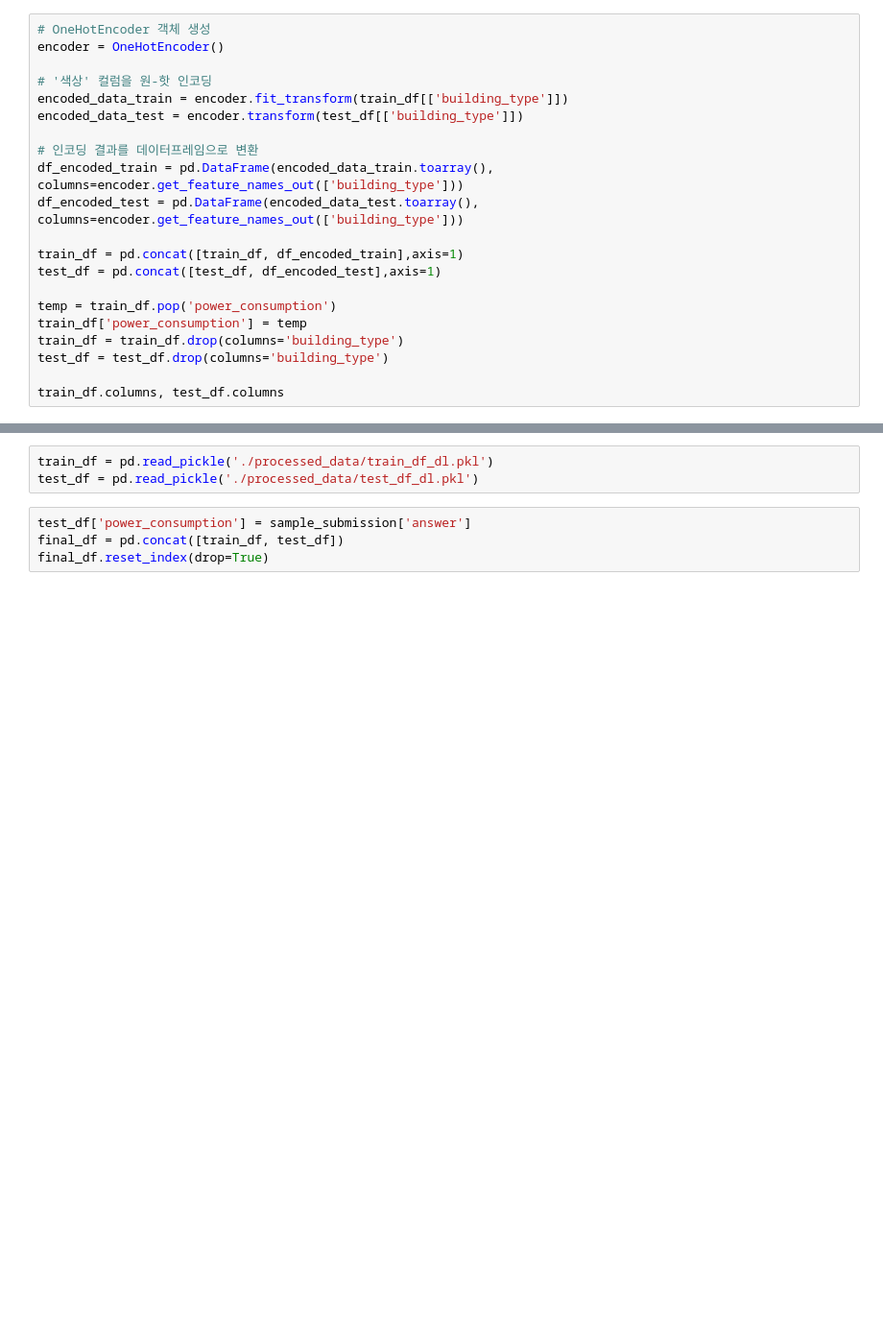
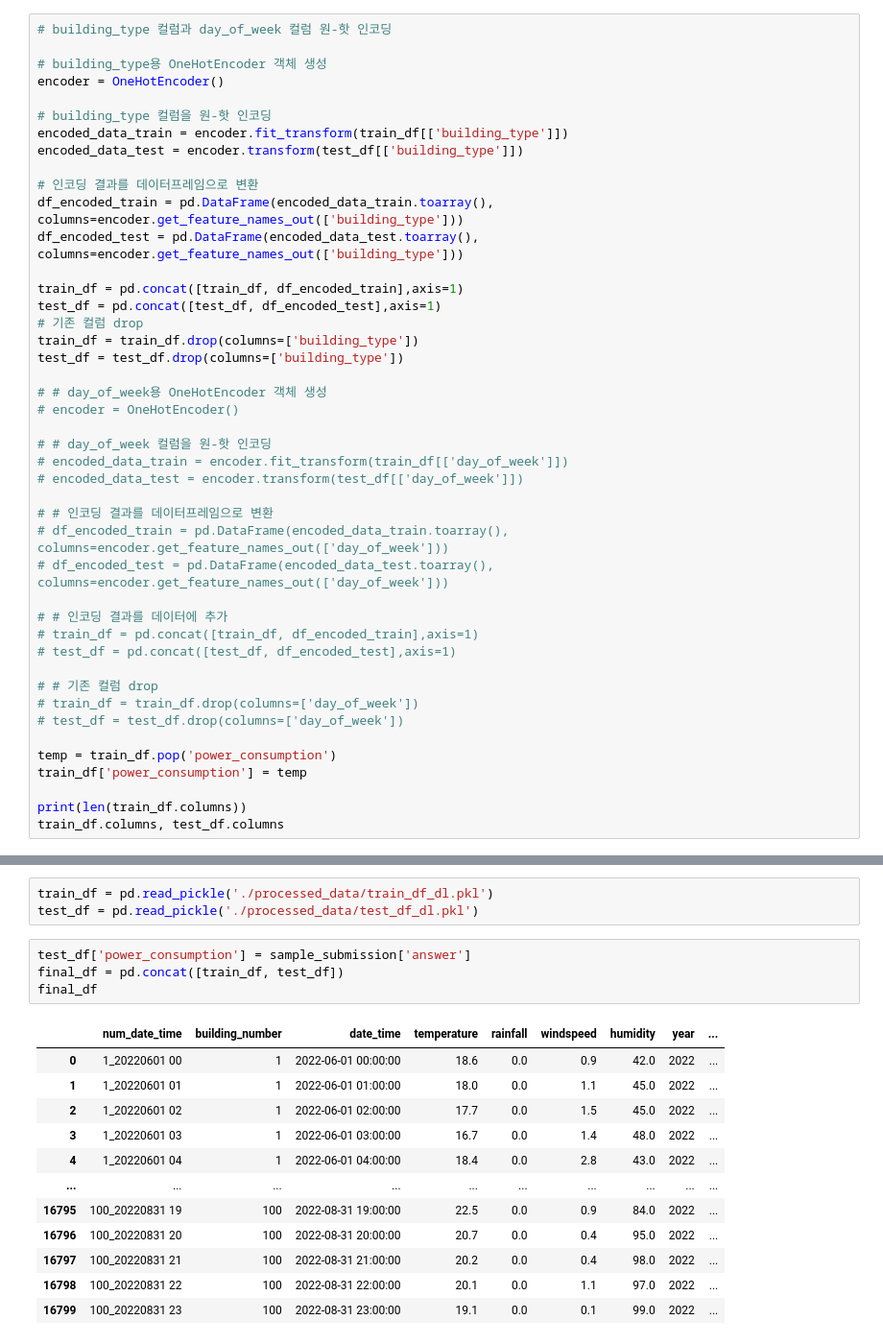
Before and after one commit to zivary/ABBA_test, a Jupyter notebook: ABBA_test-main/ABBA_test_LSTM.ipynb, the cells around one changed output, grey strips where cells are left out. Shown at 96% size. Saved outputs shown, nothing was run; the diff lists cells and outputs as text; blank space fills up the shorter version.

```diff
--- a/ABBA_test-main/ABBA_test_LSTM.ipynb
+++ b/ABBA_test-main/ABBA_test_LSTM.ipynb
@@ -87,10 +108,12 @@ def create_data_loader(df, window_size, batch_size):
     data_loader = DataLoader(dataset, batch_size=batch_size, shuffle=False)
     return data_loader
 # %%
-# OneHotEncoder 객체 생성
+# building_type 컬럼과 day_of_week 컬럼 원-핫 인코딩
+
+# building_type용 OneHotEncoder 객체 생성
 encoder = OneHotEncoder()
 
-# '색상' 컬럼을 원-핫 인코딩
+# building_type 컬럼을 원-핫 인코딩
 encoded_data_train = encoder.fit_transform(train_df[['building_type']])
 encoded_data_test = encoder.transform(test_df[['building_type']])
 
@@ -100,10 +123,31 @@ df_encoded_test = pd.DataFrame(encoded_data_test.toarray(), columns=encoder.get_
 
 train_df = pd.concat([train_df, df_encoded_train],axis=1)
 test_df = pd.concat([test_df, df_encoded_test],axis=1)
+# 기존 컬럼 drop
+train_df = train_df.drop(columns=['building_type'])
+test_df = test_df.drop(columns=['building_type'])
+
+# # day_of_week용 OneHotEncoder 객체 생성
+# encoder = OneHotEncoder()
+
+# # day_of_week 컬럼을 원-핫 인코딩
+# encoded_data_train = encoder.fit_transform(train_df[['day_of_week']])
+# encoded_data_test = encoder.transform(test_df[['day_of_week']])
+
+# # 인코딩 결과를 데이터프레임으로 변환
+# df_encoded_train = pd.DataFrame(encoded_data_train.toarray(), columns=encoder.get_feature_names_out(['day_of_week']))
+# df_encoded_test = pd.DataFrame(encoded_data_test.toarray(), columns=encoder.get_feature_names_out(['day_of_week']))
+
+# # 인코딩 결과를 데이터에 추가
+# train_df = pd.concat([train_df, df_encoded_train],axis=1)
+# test_df = pd.concat([test_df, df_encoded_test],axis=1)
+
+# # 기존 컬럼 drop
+# train_df = train_df.drop(columns=['day_of_week'])
+# test_df = test_df.drop(columns=['day_of_week'])
 
 temp = train_df.pop('power_consumption')
 train_df['power_consumption'] = temp
-train_df = train_df.drop(columns='building_type')
-test_df = test_df.drop(columns='building_type')
 
+print(len(train_df.columns))
 train_df.columns, test_df.columns
@@ -221,4 +319,17 @@ test_df = pd.read_pickle('./processed_data/test_df_dl.pkl')
 # %%
 test_df['power_consumption'] = sample_submission['answer']
 final_df = pd.concat([train_df, test_df])
-final_df.reset_index(drop=True)
+final_df
+# %% [output]
+|  | num_date_time | building_number | date_time | temperature | rainfall | windspeed | humidity | year | ... |
+| 0 | 1_20220601 00 | 1 | 2022-06-01 00:00:00 | 18.6 | 0.0 | 0.9 | 42.0 | 2022 | ... |
+| 1 | 1_20220601 01 | 1 | 2022-06-01 01:00:00 | 18.0 | 0.0 | 1.1 | 45.0 | 2022 | ... |
+| 2 | 1_20220601 02 | 1 | 2022-06-01 02:00:00 | 17.7 | 0.0 | 1.5 | 45.0 | 2022 | ... |
+| 3 | 1_20220601 03 | 1 | 2022-06-01 03:00:00 | 16.7 | 0.0 | 1.4 | 48.0 | 2022 | ... |
+| 4 | 1_20220601 04 | 1 | 2022-06-01 04:00:00 | 18.4 | 0.0 | 2.8 | 43.0 | 2022 | ... |
+| ... | ... | ... | ... | ... | ... | ... | ... | ... | ... |
+| 16795 | 100_20220831 19 | 100 | 2022-08-31 19:00:00 | 22.5 | 0.0 | 0.9 | 84.0 | 2022 | ... |
+| 16796 | 100_20220831 20 | 100 | 2022-08-31 20:00:00 | 20.7 | 0.0 | 0.4 | 95.0 | 2022 | ... |
+| 16797 | 100_20220831 21 | 100 | 2022-08-31 21:00:00 | 20.2 | 0.0 | 0.4 | 98.0 | 2022 | ... |
+| 16798 | 100_20220831 22 | 100 | 2022-08-31 22:00:00 | 20.1 | 0.0 | 1.1 | 97.0 | 2022 | ... |
+| 16799 | 100_20220831 23 | 100 | 2022-08-31 23:00:00 | 19.1 | 0.0 | 0.1 | 99.0 | 2022 | ... |
```
Also changed, not shown: parts of 19 cells of this notebook, 22 other files.
